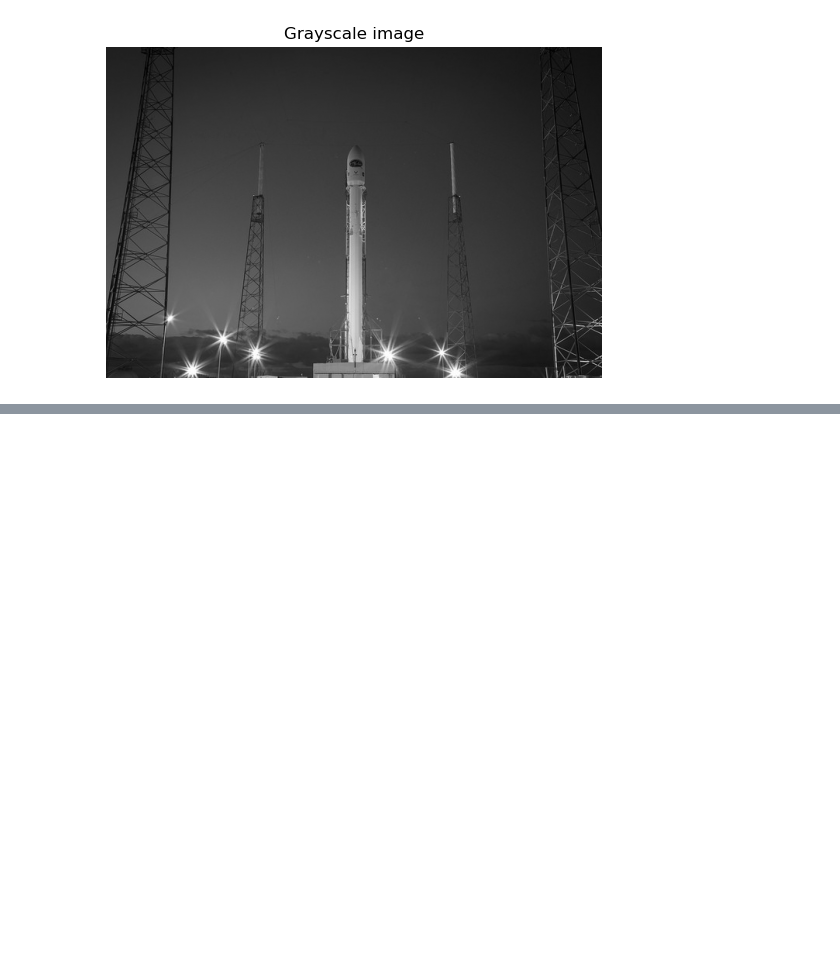
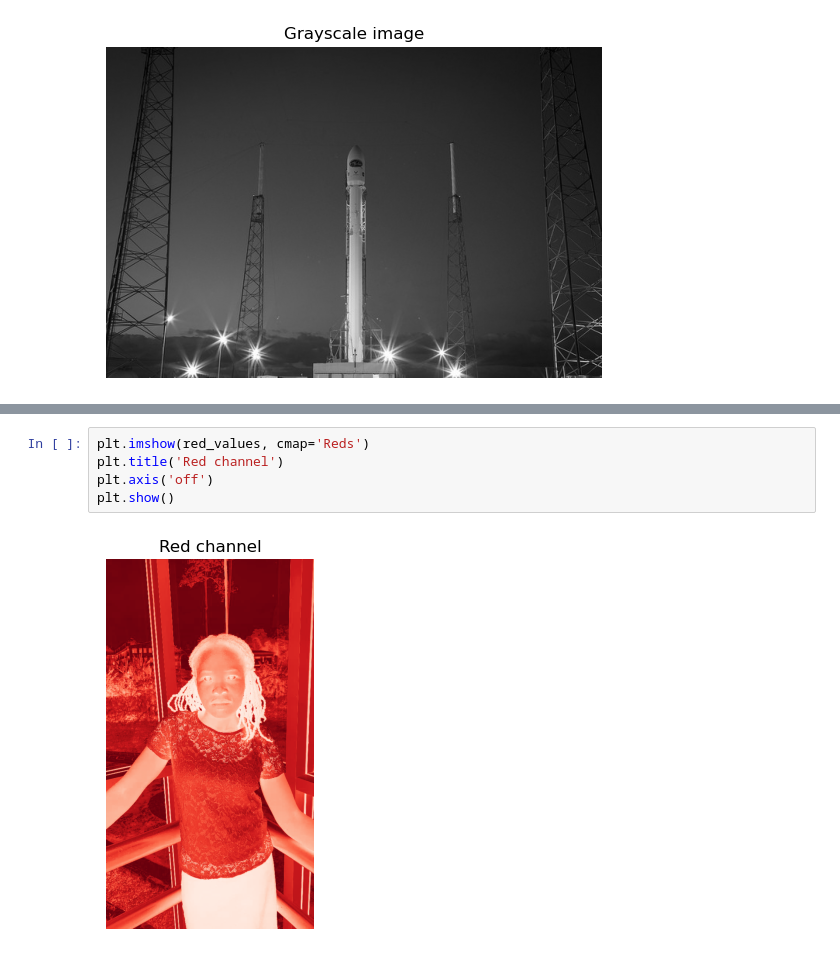
Before and after one commit to FelicityTech/AI-Engineering, a Jupyter notebook: Image-Processing-in-Python/indroduction-processing-with-scikit.ipynb, the cells around one changed output, grey strips where cells are left out. Cells and saved outputs as stored; diff of their text form; blank space fills up the shorter version.

```diff
--- a/Image-Processing-in-Python/indroduction-processing-with-scikit.ipynb
+++ b/Image-Processing-in-Python/indroduction-processing-with-scikit.ipynb
@@ -72,0 +121,7 @@ show_image(gray_scaled_rocket, 'Grayscale image')
+# %%
+plt.imshow(red_values, cmap='Reds')
+plt.title('Red channel')
+plt.axis('off')
+plt.show()
+# %% [output]
+[figure, added]
```
Also changed, not shown: parts of 40 cells of this notebook, 4 other files.
